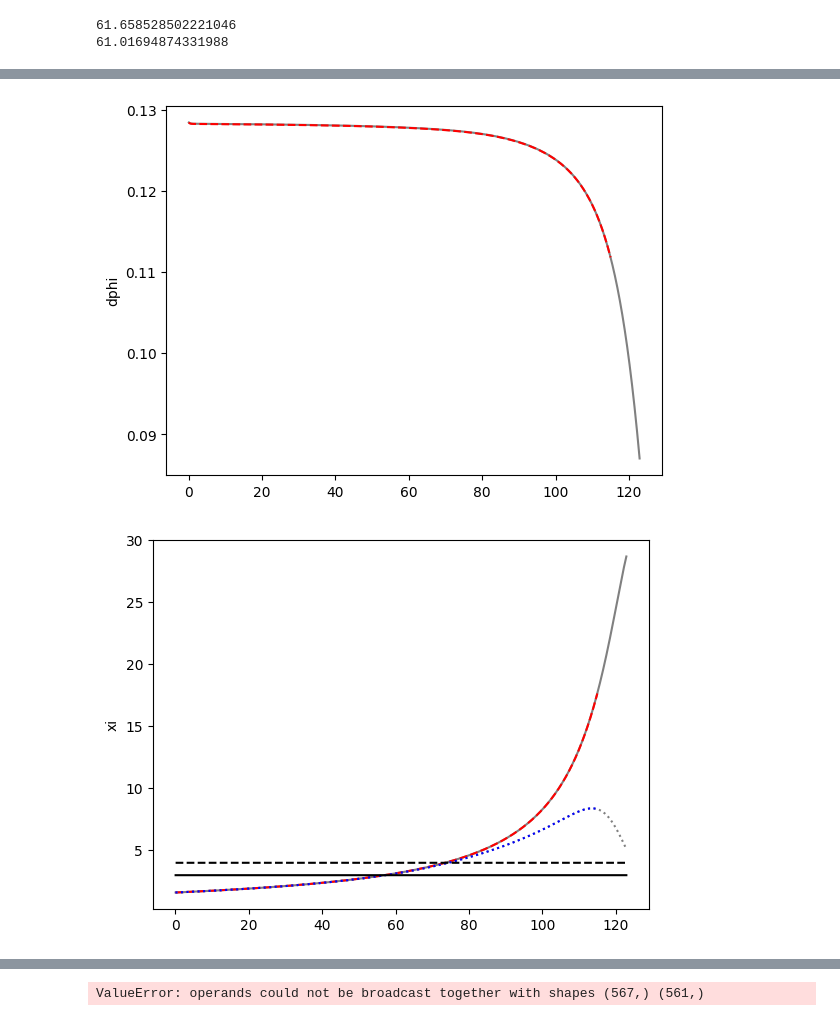
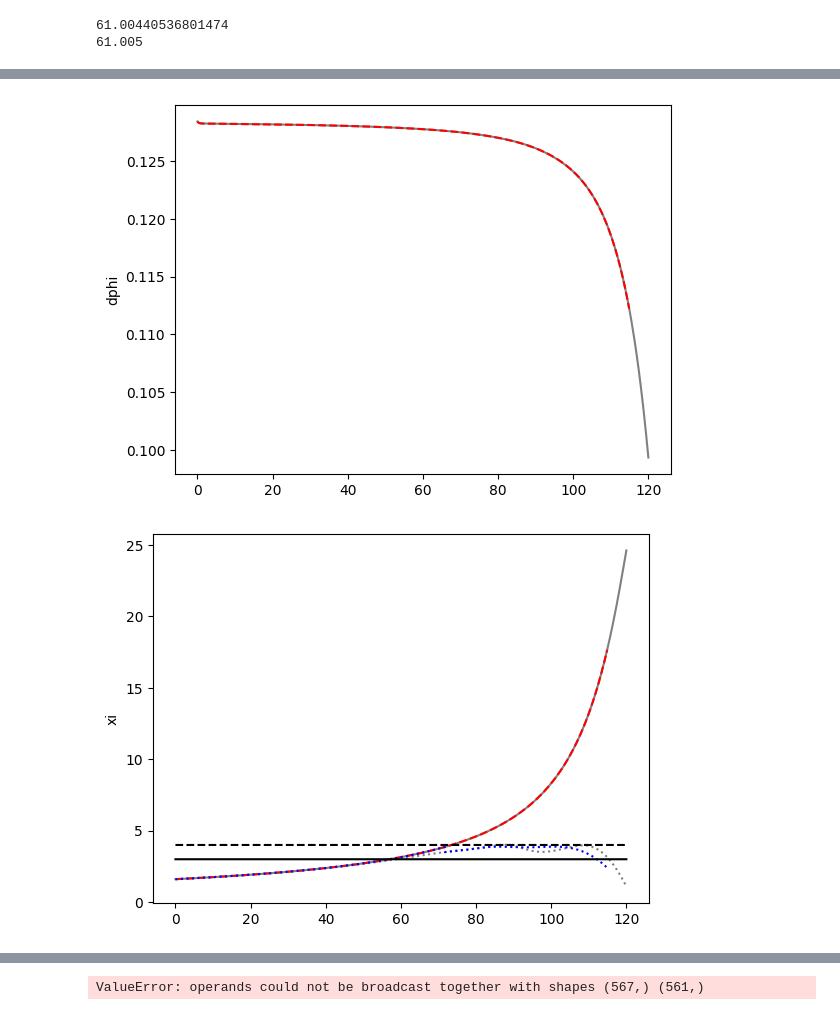
Before and after one commit to richard-von-eckardstein/GEFF, a Jupyter notebook: Testing.ipynb, the cells around one changed output, grey strips where cells are left out. Cells and saved outputs as stored; diff of their text form; code cells hidden in the pictures.

Commit message:
Rescaled Schwinger code works for all known models

```diff
--- a/Testing.ipynb
+++ b/Testing.ipynb
@@ -9,10 +7,10 @@ import math
 # %%
-ntr = 100
+ntr = 140
 atol = 1e-20
-rtol = 1e-3
+rtol = 1e-4
 
 GEF1 = CreateGEF("Config/SchwingerGEF-Test.py", approx=True)
-sol = GEF1.RunGEF(ntr, tend=120, reachNend=True, printstats=True, atol=atol, rtol=rtol, maxattempts=10)
+sol = GEF1.RunGEF(ntr, tend=120, reachNend=True, printstats=True, atol=atol, rtol=rtol, maxattempts=3)
 # %% [output]
 No existing GEF data found. You can specify a file to load using GEF.LoadData or solve the GEF equations using GEF.RunGEF.
 The solver aims at reaching t=120
@@ -37,31 +17,0 @@ True at t=[115.] or N=[61.017]
-# %%
-dydt = []
-backup = GEF1.vals.copy()
-
-for i, t in enumerate(sol.t):
-    if GEF1.SEModel=="Del1":
-        GEF1.vals["delta"] = 1.
-    dy = GEF1.TimeStep(t, sol.y[:,i], rtol=rtol)
-    dydt.append(dy)
-dydt = np.array(dydt).T
-GEF1.vals = backup.copy()
-
-for i in range(GEF1.GaugePos):
-    arr = abs(dydt[i,:][3:])
-    plt.plot(sol.t[3:], arr)
-    plt.show()
-
-minval = 1
-maxval = 0
-for i in range(ntr):
-    arr = abs(dydt[GEF1.GaugePos+3*i,:][3:])
-    minval = min(min(arr), minval)
-    maxval = max(max(arr), maxval)
-    plt.plot(sol.t[3:], arr)
-plt.yscale("log")
-plt.plot(sol.t, np.ones(sol.t.shape))
-plt.plot(sol.t, abs(dydt[GEF1.GaugePos,:]), "k:")
-plt.plot(sol.t, np.ones(sol.t.shape)*atol, "k--")
-plt.ylim(1e-10, 1e5)
-plt.show()
-print(minval, maxval, maxval/minval)
@@ -148,5 +23,5 @@ print(minval, maxval, maxval/minval)
 # %%
-GEFComp = CreateGEF("Config/SchwingerGEF+beta25+Mass+Del1Mix.py")
+GEFComp = CreateGEF("Config/SchwingerGEF+beta25+Mass+KDepMixed.py")
 GEFComp.Unitless()
 if not(hasattr(GEFComp.vals, "xi")):
     GEFComp.vals["xi"] = GEFComp.GetXi()
@@ -178,7 +53,7 @@ for key in keys:
     plt.plot(GEFComp.vals["t"], abs(GEFComp.vals[key]), "gray")
     plt.plot(GEF1.vals["t"], abs(GEF1.vals[key]), "r"+sty)
     if key in ["E", "B", "G", "rhoChi"]:
-        plt.ylim(1e-1, 1e5)
+        plt.ylim(1e-5, 1e5)
     if key=="kh":
         plt.plot(GEFComp.vals["t"], 2*abs(GEFComp.vals["xieff"])*GEFComp.vals["a"]*GEFComp.vals["H"], "gray", linestyle="dotted")
         plt.plot(GEF1.vals["t"], 2*abs(GEF1.vals["xieff"])*GEF1.vals["a"]*GEF1.vals["H"], "b:")
@@ -188,5 +63,5 @@ for key in keys:
     plt.ylabel(key)
     plt.show()
 # %% [output]
-61.658528502221046
-61.01694874331988
+61.00440536801474
+61.005
@@ -194,2 +69,2 @@ for key in keys:
-[figure, old version]
+[figure, new version]
-[figure, old version]
+[figure, new version]
```
Also changed, not shown: parts of 12 cells of this notebook, 1 other file.
